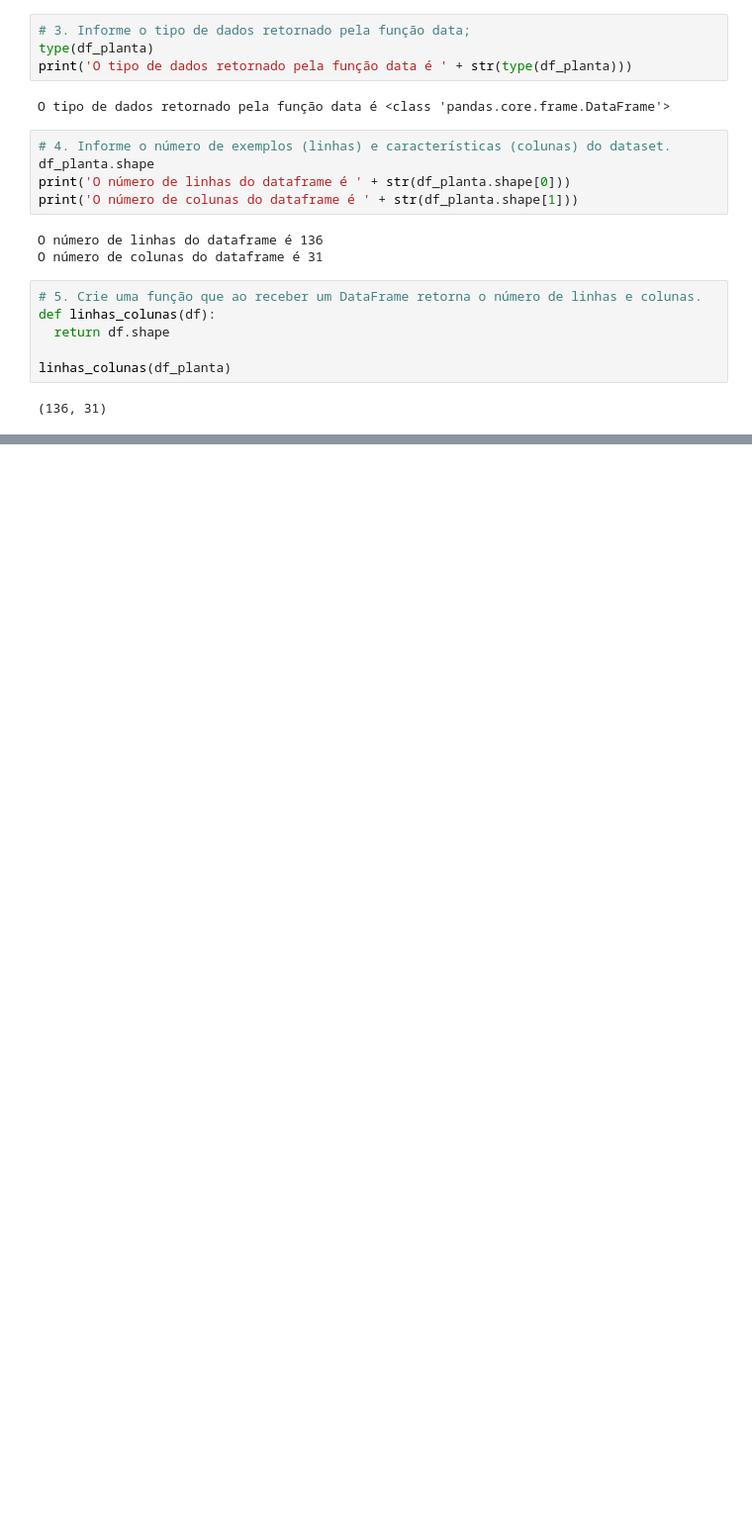
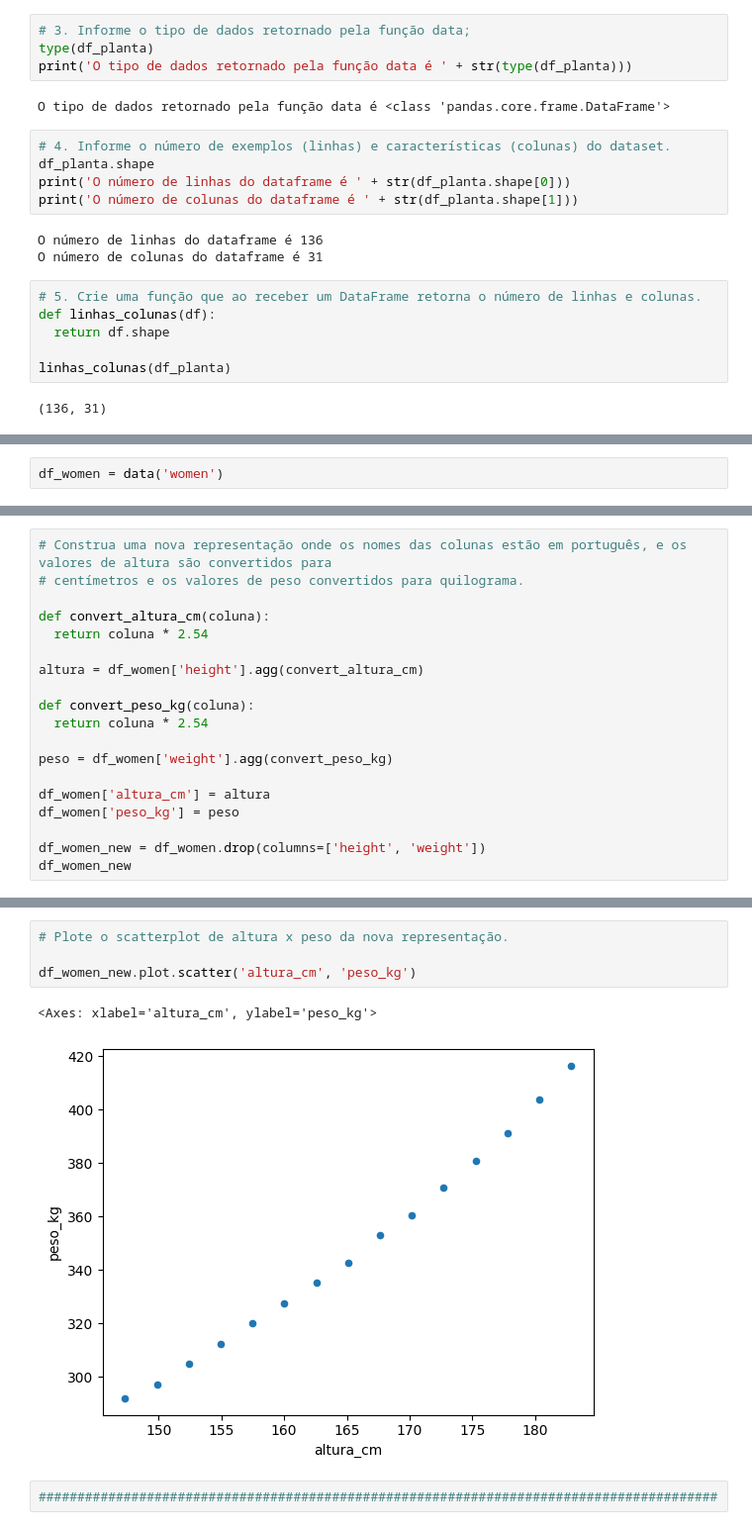
Before and after one commit to dsreliete/Womakerscode-DA-desafio_squad, a Jupyter notebook: desafio1.ipynb, the cells around one changed output, grey strips where cells are left out. Shown: that part at 99% size. Drawn from its saved outputs; the diff is of its cells as text; blank space fills up the shorter version.

```diff
--- a/desafio1.ipynb
+++ b/desafio1.ipynb
@@ -92,0 +94,2 @@ linhas_colunas(df_planta)
+# %%
+df_women = data('women')
@@ -92,0 +115,19 @@ linhas_colunas(df_planta)
+# %%
+# Construa uma nova representação onde os nomes das colunas estão em português, e os valores de altura são convertidos para
+# centímetros e os valores de peso convertidos para quilograma.
+
+def convert_altura_cm(coluna):
+  return coluna * 2.54
+
+altura = df_women['height'].agg(convert_altura_cm)
+
+def convert_peso_kg(coluna):
+  return coluna * 2.54
+
+peso = df_women['weight'].agg(convert_peso_kg)
+
+df_women['altura_cm'] = altura
+df_women['peso_kg'] = peso
+
+df_women_new = df_women.drop(columns=['height', 'weight'])
+df_women_new
@@ -92,0 +151,9 @@ linhas_colunas(df_planta)
+# %%
+# Plote o scatterplot de altura x peso da nova representação.
+
+df_women_new.plot.scatter('altura_cm', 'peso_kg')
+# %% [output]
+<Axes: xlabel='altura_cm', ylabel='peso_kg'>
+[figure, added]
+# %%
+########################################################################################
```
Also changed, not shown: parts of 5 cells of this notebook.
